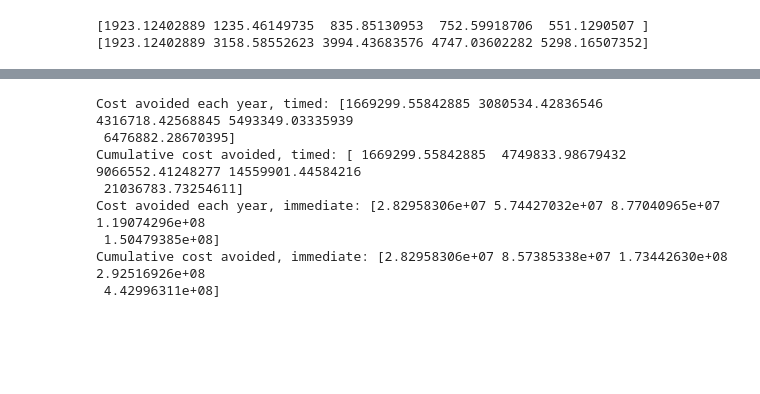
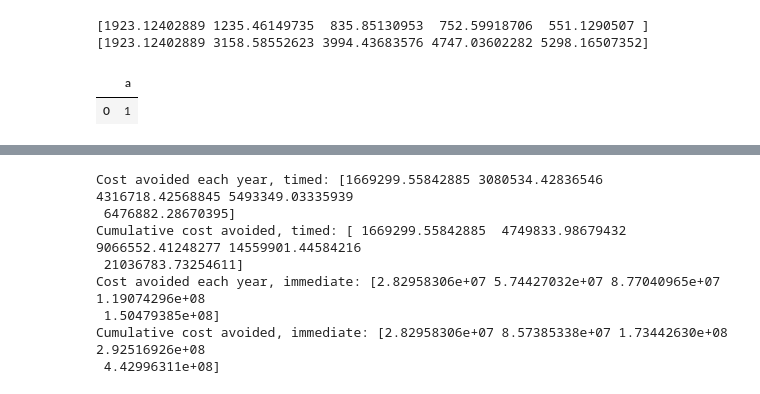
Before and after one commit to stanford-decarceration-collective/stanford-decarceration-collective, a Jupyter notebook: notebooks/aclu_second_look_spark_free.ipynb, the cells around one changed output, grey strips where cells are left out. Drawn from its saved outputs; the diff is of its cells as text; code cells hidden in the pictures; blank space fills up the shorter version.

```diff
--- a/notebooks/aclu_second_look_spark_free.ipynb
+++ b/notebooks/aclu_second_look_spark_free.ipynb
@@ -312,6 +312,17 @@ def make_cumulative(array):
     for i in range(1, len(new_array)):
         new_array[i] = new_array[i] + new_array[i - 1]
     return new_array
+# %%
+import pandas as pd
+
+df = pd.DataFrame({'a': [1]})
+df2 = df[df['a'] == 1]
+df2['a'] *= 2
+
+df
+# %% [output]
+|  | a |
+| 0 | 1 |
 # %%
 # Calculate people released at each time step WITH policy. Note we don't care about incoming people -- none are affected
 
```
Also changed, not shown: parts of 1 cell of this notebook, 2 other files.
